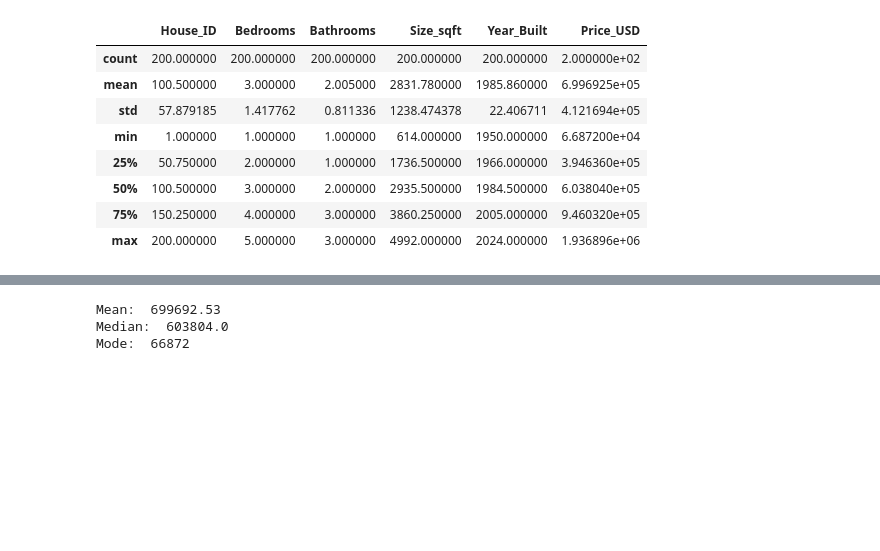
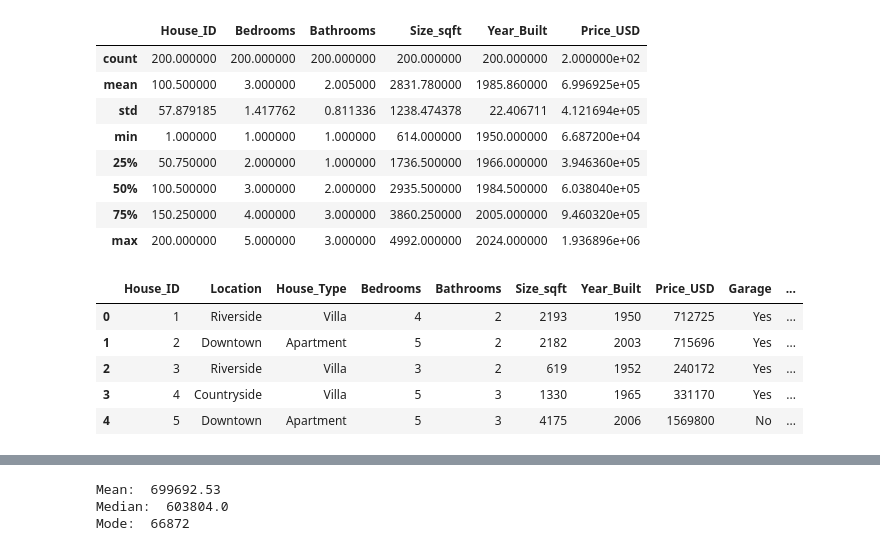
Before and after one commit to Anamikacoder/Anamikacoder, a Jupyter notebook: Dataanalytics.ipynb, the cells around one changed output, grey strips where cells are left out. Cells and saved outputs as stored; diff of their text form; code cells hidden in the pictures; blank space fills up the shorter version.

```diff
--- a/Dataanalytics.ipynb
+++ b/Dataanalytics.ipynb
@@ -20,3 +26,12 @@ df.describe()
 | 50% | 100.500000 | 3.000000 | 2.000000 | 2935.500000 | 1984.500000 | 6.038040e+05 |
 | 75% | 150.250000 | 4.000000 | 3.000000 | 3860.250000 | 2005.000000 | 9.460320e+05 |
 | max | 200.000000 | 5.000000 | 3.000000 | 4992.000000 | 2024.000000 | 1.936896e+06 |
+# %%
+df.head()
+# %% [output]
+|  | House_ID | Location | House_Type | Bedrooms | Bathrooms | Size_sqft | Year_Built | Price_USD | Garage | ... |
+| 0 | 1 | Riverside | Villa | 4 | 2 | 2193 | 1950 | 712725 | Yes | ... |
+| 1 | 2 | Downtown | Apartment | 5 | 2 | 2182 | 2003 | 715696 | Yes | ... |
+| 2 | 3 | Riverside | Villa | 3 | 2 | 619 | 1952 | 240172 | Yes | ... |
+| 3 | 4 | Countryside | Villa | 5 | 3 | 1330 | 1965 | 331170 | Yes | ... |
+| 4 | 5 | Downtown | Apartment | 5 | 3 | 4175 | 2006 | 1569800 | No | ... |
```
Also changed, not shown: parts of 17 cells of this notebook.
